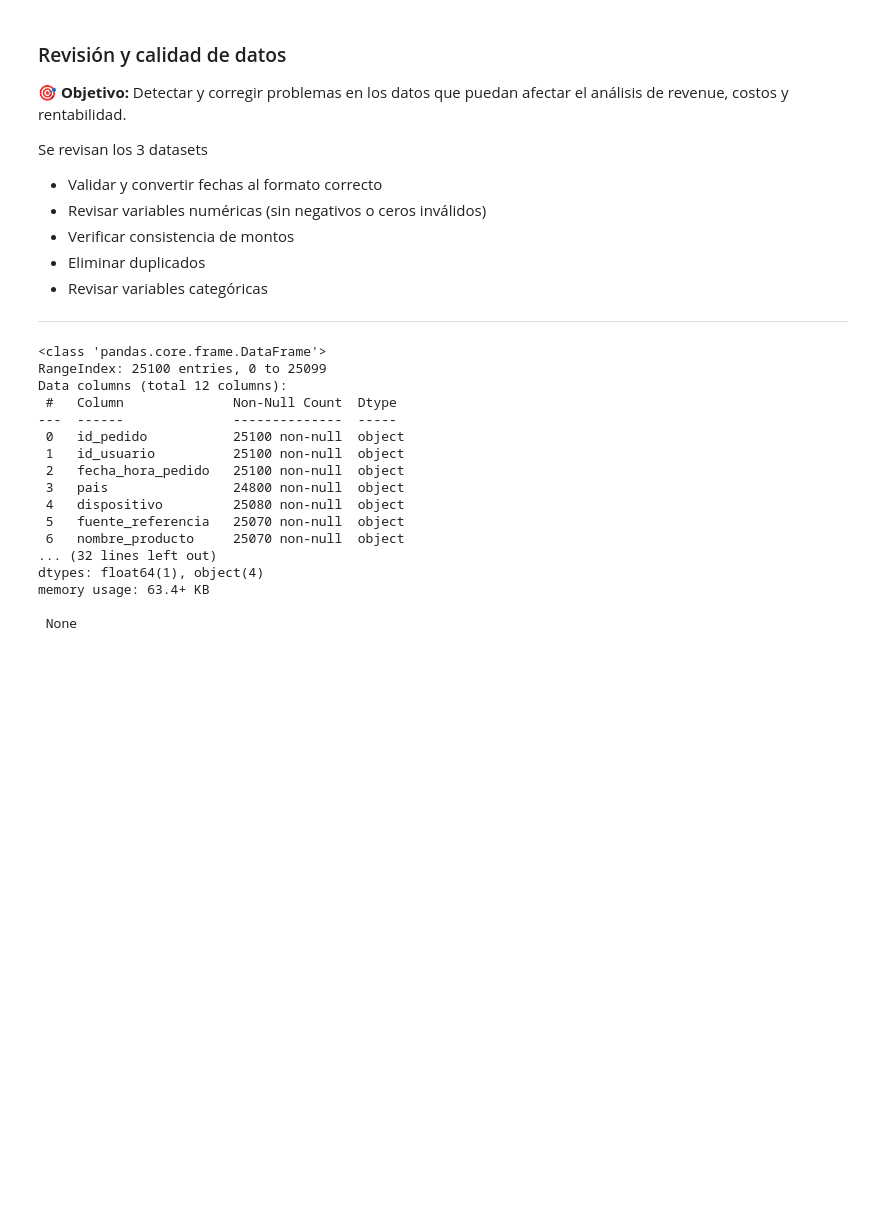
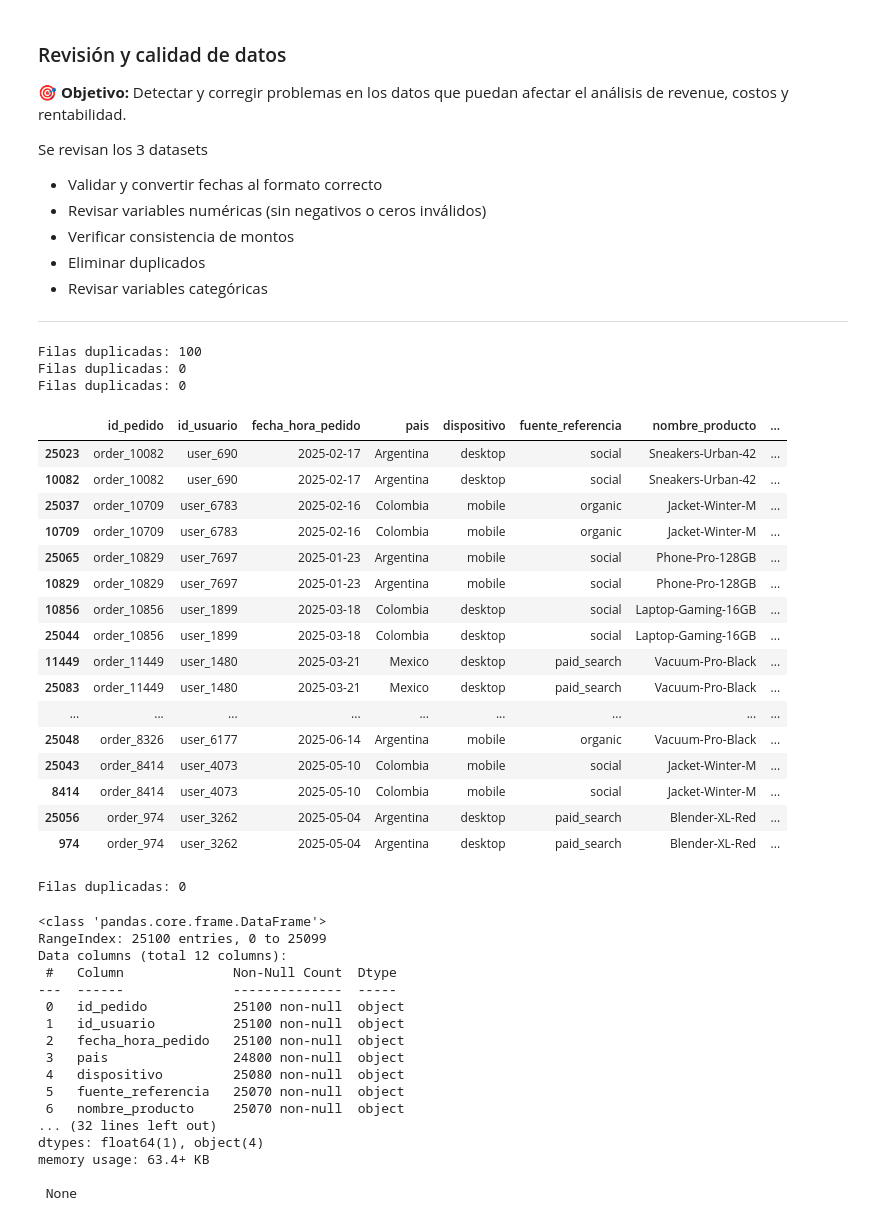
Before and after one commit to FithoGerardo/RappiPlus-Data-cleaning-and-analysis, a Jupyter notebook: notebooks/GerardoOlm-rappiplus_project.ipynb, the cells around one changed output. Cells and saved outputs as stored; diff of their text form; code cells hidden in the pictures; blank space fills up the shorter version.

```diff
--- a/notebooks/GerardoOlm-rappiplus_project.ipynb
+++ b/notebooks/GerardoOlm-rappiplus_project.ipynb
@@ -124,6 +129,49 @@ Se revisan los 3 datasets
 - Revisar variables categóricas
 
 ---
+# %%
+# Revisar duplicados
+dup_ord = ord.duplicated().sum()
+dup_ctl = ctl.duplicated().sum()
+dup_mkt = mkt.duplicated().sum()
+print(f"Filas duplicadas: {dup_ord}")
+print(f"Filas duplicadas: {dup_ctl}")
+print(f"Filas duplicadas: {dup_mkt}")
+# %% [output]
+Filas duplicadas: 100
+Filas duplicadas: 0
+Filas duplicadas: 0
+# %%
+# Revisar duplicados por pedido
+ord[ord['id_pedido'].duplicated(keep=False)]\
+.sort_values('id_pedido')
+# %% [output]
+|  | id_pedido | id_usuario | fecha_hora_pedido | pais | dispositivo | fuente_referencia | nombre_producto | ... |
+| 25023 | order_10082 | user_690 | 2025-02-17 | Argentina | desktop | social | Sneakers-Urban-42 | ... |
+| 10082 | order_10082 | user_690 | 2025-02-17 | Argentina | desktop | social | Sneakers-Urban-42 | ... |
+| 25037 | order_10709 | user_6783 | 2025-02-16 | Colombia | mobile | organic | Jacket-Winter-M | ... |
+| 10709 | order_10709 | user_6783 | 2025-02-16 | Colombia | mobile | organic | Jacket-Winter-M | ... |
+| 25065 | order_10829 | user_7697 | 2025-01-23 | Argentina | mobile | social | Phone-Pro-128GB | ... |
+| 10829 | order_10829 | user_7697 | 2025-01-23 | Argentina | mobile | social | Phone-Pro-128GB | ... |
+| 10856 | order_10856 | user_1899 | 2025-03-18 | Colombia | desktop | social | Laptop-Gaming-16GB | ... |
+| 25044 | order_10856 | user_1899 | 2025-03-18 | Colombia | desktop | social | Laptop-Gaming-16GB | ... |
+| 11449 | order_11449 | user_1480 | 2025-03-21 | Mexico | desktop | paid_search | Vacuum-Pro-Black | ... |
+| 25083 | order_11449 | user_1480 | 2025-03-21 | Mexico | desktop | paid_search | Vacuum-Pro-Black | ... |
+| ... | ... | ... | ... | ... | ... | ... | ... | ... |
+| 25048 | order_8326 | user_6177 | 2025-06-14 | Argentina | mobile | organic | Vacuum-Pro-Black | ... |
+| 25043 | order_8414 | user_4073 | 2025-05-10 | Colombia | mobile | social | Jacket-Winter-M | ... |
+| 8414 | order_8414 | user_4073 | 2025-05-10 | Colombia | mobile | social | Jacket-Winter-M | ... |
+| 25056 | order_974 | user_3262 | 2025-05-04 | Argentina | desktop | paid_search | Blender-XL-Red | ... |
+| 974 | order_974 | user_3262 | 2025-05-04 | Argentina | desktop | paid_search | Blender-XL-Red | ... |
+# %%
+# eliminar duplicados
+ord = ord.drop_duplicates(subset='id_pedido', keep='first')
+
+# verificar eliminación de duplicados
+dup_ord = ord.duplicated().sum()
+print(f"Filas duplicadas: {dup_ord}")
+# %% [output]
+Filas duplicadas: 0
 # %%
 for df in [ord, ctl, mkt]:
     print("\n", df.info())
```
Also changed, not shown: parts of 6 cells of this notebook.
